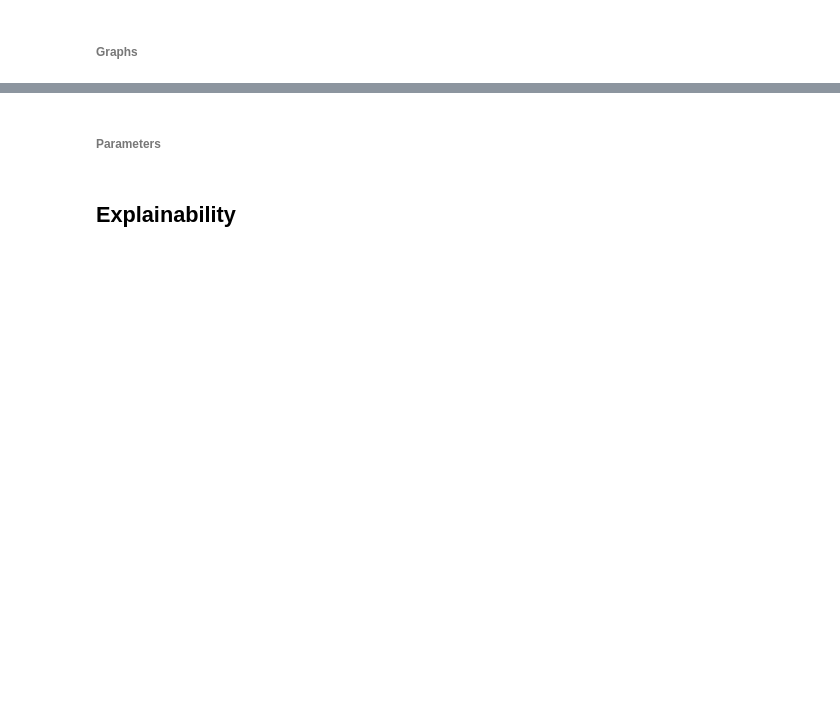
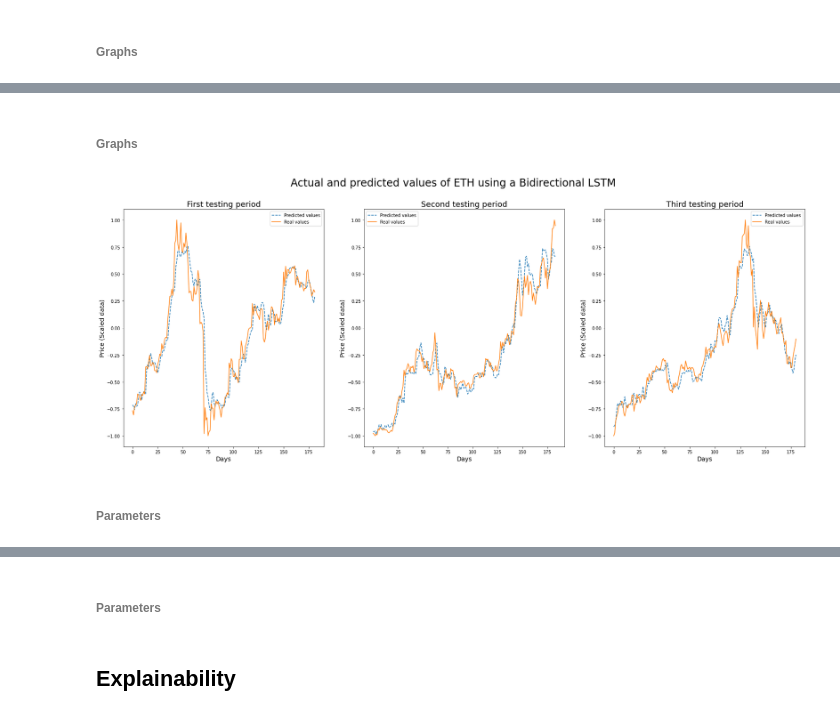
Before and after one commit to gonzalezcortes/cryptocurrencies_covid, a Jupyter notebook: Unified_notebook.ipynb, the cells around one changed output, grey strips where cells are left out. Cells and saved outputs as stored; diff of their text form; code cells hidden in the pictures; blank space fills up the shorter version.

```diff
--- a/Unified_notebook.ipynb
+++ b/Unified_notebook.ipynb
@@ -1123,0 +1300,4 @@ Show.plot_three("Actual and predicted values of BTC using LSTMs", predicted_valu
+# %%
+RNeuro = NNAlgorithms() #Reset
+warnings.filterwarnings("ignore", category=DeprecationWarning)
+models_LSTM_bi_eth, predicted_values_LSTM_bi_eth, real_values_LSTM_bi_eth, mses_LSTM_bi_eth, r2s_LSTM_bi_eth = training_pipeline(currency = "ETH", n_iterations = 100, ml_model = "lstm_bi")
@@ -1123,0 +1318,11 @@ Show.plot_three("Actual and predicted values of BTC using LSTMs", predicted_valu
+# %% [markdown]
+###### Graphs
+# %%
+predicted_values_LSTM_bi_eth = [RNeuro.predicted_values['first_set'], RNeuro.predicted_values['second_set'], RNeuro.predicted_values['thrid_set']]
+real_values_LSTM_bi_eth = [RNeuro.real_values['first_set'], RNeuro.real_values['second_set'], RNeuro.real_values['thrid_set']]
+
+Show.plot_three("Actual and predicted values of ETH using a Bidirectional LSTM", predicted_values_LSTM_bi_eth, real_values_LSTM_bi_eth)
+# %% [output]
+[figure, added]
+# %% [markdown]
+###### Parameters
```
Also changed, not shown: parts of 57 cells of this notebook.
